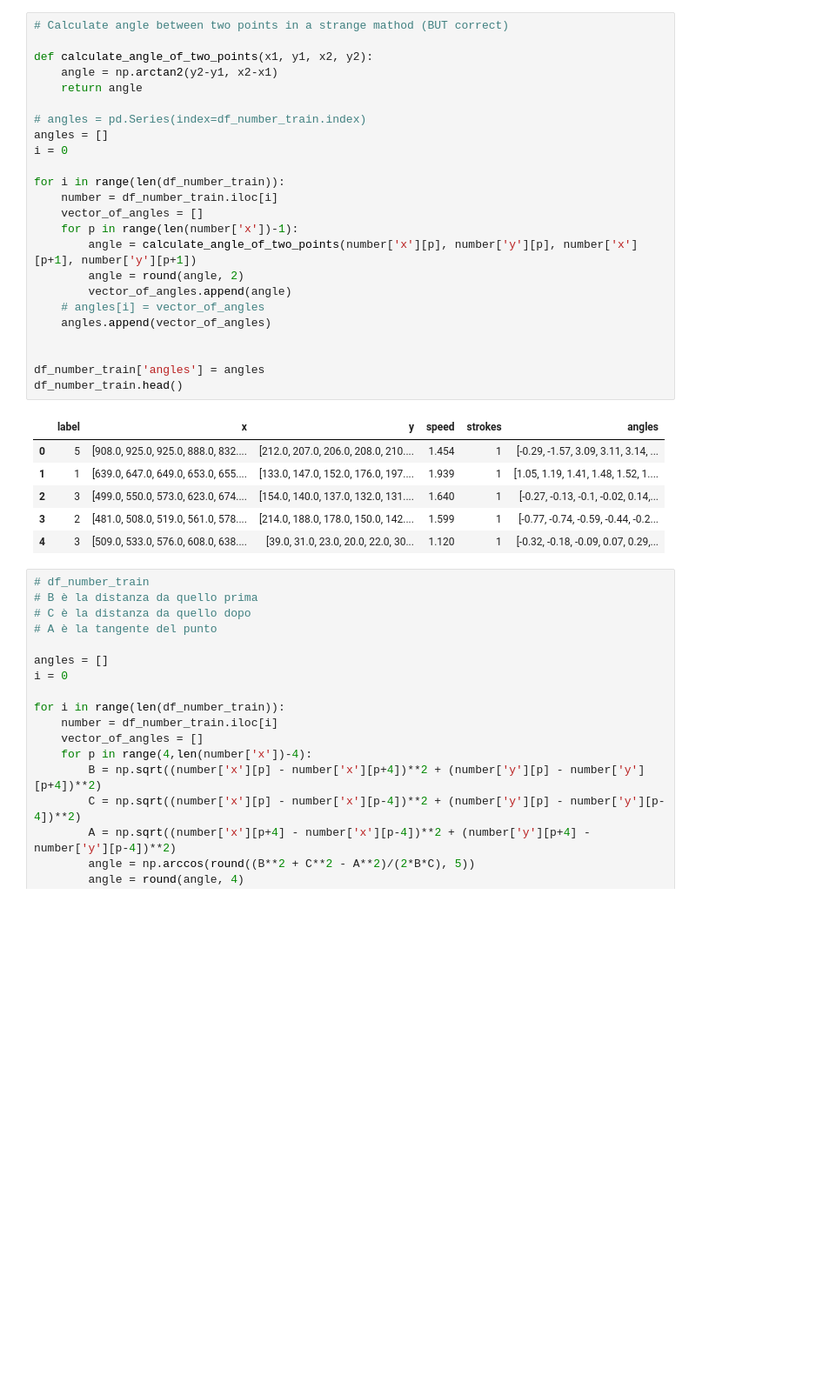
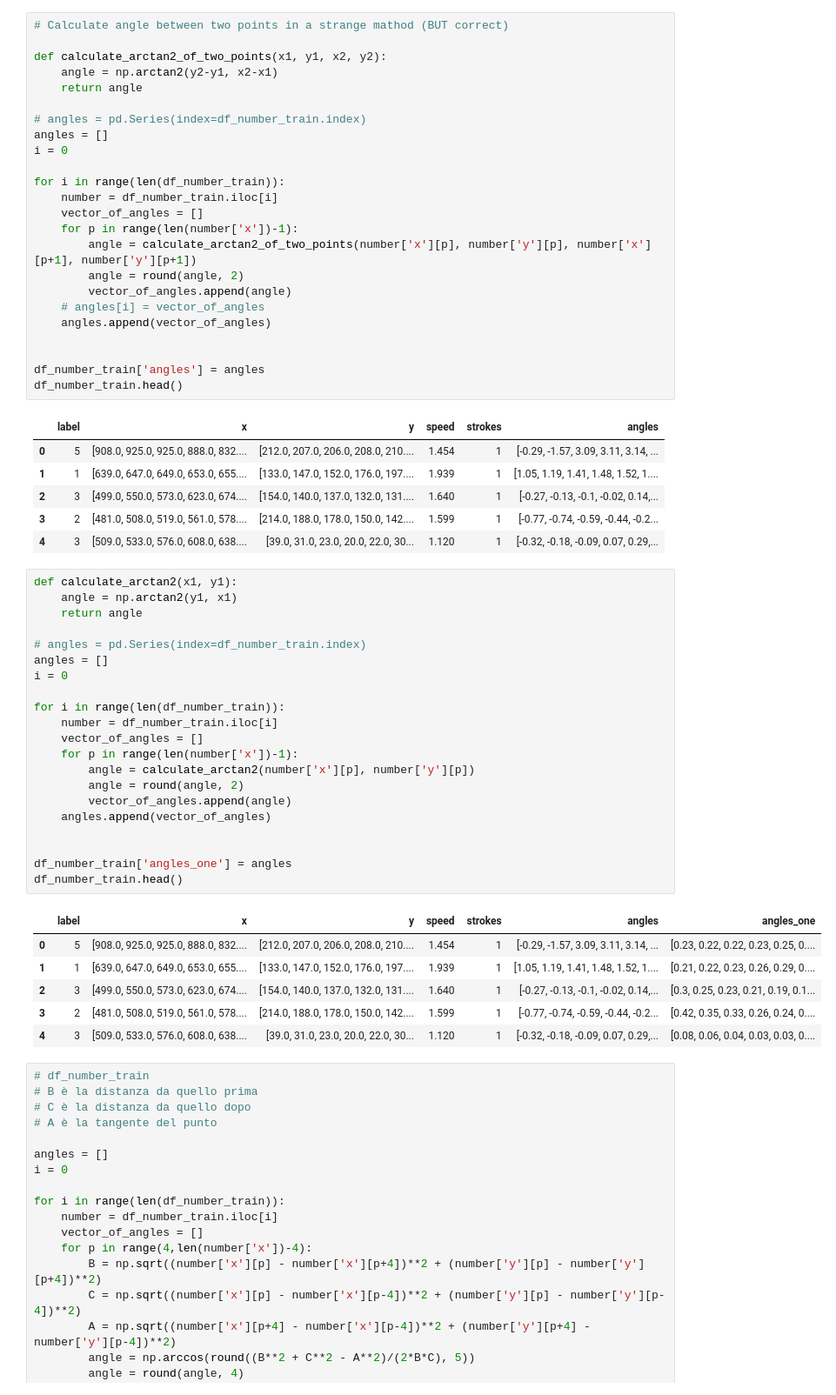
Before and after one commit to thomasverardo/HMM_handwritten_recognition, a Jupyter notebook: scripts/import_dataset.ipynb, the cells around one changed output. Shown: that part at 87% size. Drawn from its saved outputs; the diff is of its cells as text; blank space fills up the shorter version.

```diff
--- a/scripts/import_dataset.ipynb
+++ b/scripts/import_dataset.ipynb
@@ -122,7 +122,7 @@ df_number_train.set_index(index, inplace=True)
 # %%
 # Calculate angle between two points in a strange mathod (BUT correct)
 
-def calculate_angle_of_two_points(x1, y1, x2, y2):
+def calculate_arctan2_of_two_points(x1, y1, x2, y2):
     angle = np.arctan2(y2-y1, x2-x1)
     return angle
 
@@ -134,7 +134,7 @@ for i in range(len(df_number_train)):
     number = df_number_train.iloc[i]
     vector_of_angles = []
     for p in range(len(number['x'])-1):
-        angle = calculate_angle_of_two_points(number['x'][p], number['y'][p], number['x'][p+1], number['y'][p+1])
+        angle = calculate_arctan2_of_two_points(number['x'][p], number['y'][p], number['x'][p+1], number['y'][p+1])
         angle = round(angle, 2)
         vector_of_angles.append(angle)
     # angles[i] = vector_of_angles
@@ -150,6 +150,34 @@ df_number_train.head()
 | 2 | 3 | [499.0, 550.0, 573.0, 623.0, 674.... | [154.0, 140.0, 137.0, 132.0, 131.... | 1.640 | 1 | [-0.27, -0.13, -0.1, -0.02, 0.14,... |
 | 3 | 2 | [481.0, 508.0, 519.0, 561.0, 578.... | [214.0, 188.0, 178.0, 150.0, 142.... | 1.599 | 1 | [-0.77, -0.74, -0.59, -0.44, -0.2... |
 | 4 | 3 | [509.0, 533.0, 576.0, 608.0, 638.... | [39.0, 31.0, 23.0, 20.0, 22.0, 30... | 1.120 | 1 | [-0.32, -0.18, -0.09, 0.07, 0.29,... |
+# %%
+def calculate_arctan2(x1, y1):
+    angle = np.arctan2(y1, x1)
+    return angle
+
+# angles = pd.Series(index=df_number_train.index)
+angles = []
+i = 0
+
+for i in range(len(df_number_train)):
+    number = df_number_train.iloc[i]
+    vector_of_angles = []
+    for p in range(len(number['x'])-1):
+        angle = calculate_arctan2(number['x'][p], number['y'][p])
+        angle = round(angle, 2)
+        vector_of_angles.append(angle)
+    angles.append(vector_of_angles)
+
+
+df_number_train['angles_one'] = angles
+df_number_train.head()
+# %% [output]
+|  | label | x | y | speed | strokes | angles | angles_one |
+| 0 | 5 | [908.0, 925.0, 925.0, 888.0, 832.... | [212.0, 207.0, 206.0, 208.0, 210.... | 1.454 | 1 | [-0.29, -1.57, 3.09, 3.11, 3.14, ... | [0.23, 0.22, 0.22, 0.23, 0.25, 0.... |
+| 1 | 1 | [639.0, 647.0, 649.0, 653.0, 655.... | [133.0, 147.0, 152.0, 176.0, 197.... | 1.939 | 1 | [1.05, 1.19, 1.41, 1.48, 1.52, 1.... | [0.21, 0.22, 0.23, 0.26, 0.29, 0.... |
+| 2 | 3 | [499.0, 550.0, 573.0, 623.0, 674.... | [154.0, 140.0, 137.0, 132.0, 131.... | 1.640 | 1 | [-0.27, -0.13, -0.1, -0.02, 0.14,... | [0.3, 0.25, 0.23, 0.21, 0.19, 0.1... |
+| 3 | 2 | [481.0, 508.0, 519.0, 561.0, 578.... | [214.0, 188.0, 178.0, 150.0, 142.... | 1.599 | 1 | [-0.77, -0.74, -0.59, -0.44, -0.2... | [0.42, 0.35, 0.33, 0.26, 0.24, 0.... |
+| 4 | 3 | [509.0, 533.0, 576.0, 608.0, 638.... | [39.0, 31.0, 23.0, 20.0, 22.0, 30... | 1.120 | 1 | [-0.32, -0.18, -0.09, 0.07, 0.29,... | [0.08, 0.06, 0.04, 0.03, 0.03, 0.... |
 # %%
 # df_number_train
 # B è la distanza da quello prima
```
Also changed, not shown: parts of 2 cells of this notebook, 11 other files.
